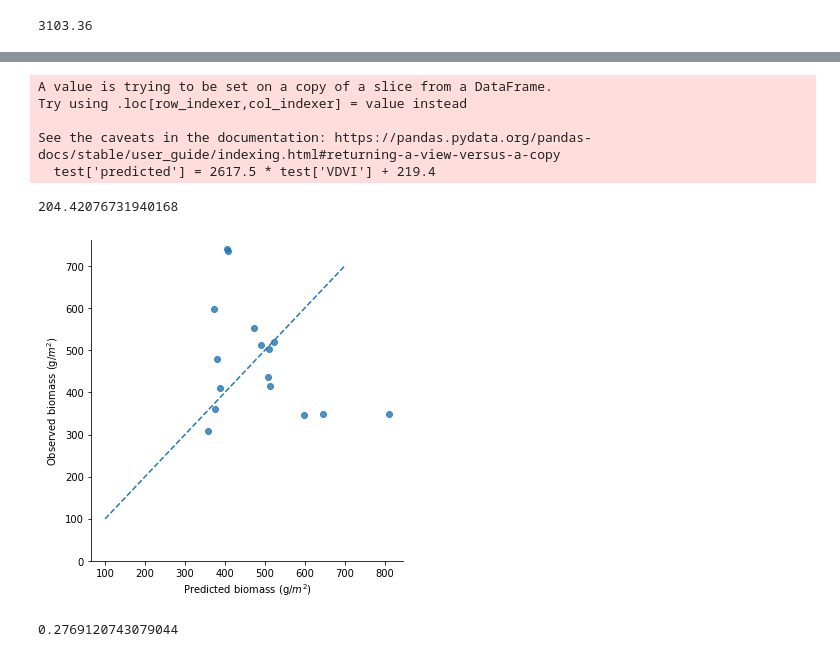
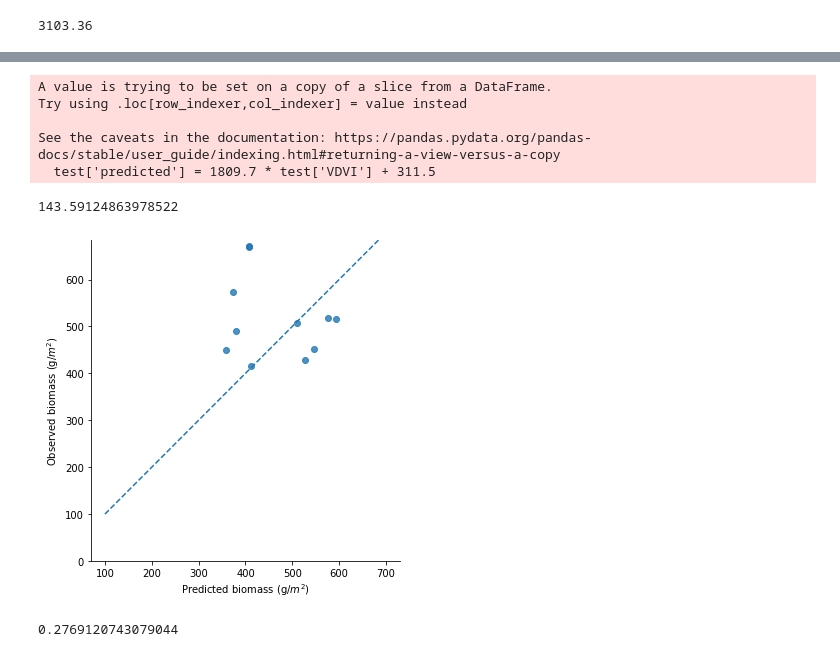
Before and after one commit to asajulien/PhD, a Jupyter notebook: Jupyter/Data exploration.ipynb, the cells around one changed output, grey strips where cells are left out. Drawn from its saved outputs; the diff is of its cells as text; code cells hidden in the pictures.

```diff
--- a/Jupyter/Data exploration.ipynb
+++ b/Jupyter/Data exploration.ipynb
@@ -140,26 +157,26 @@ Notes:
 # %%
 ##plot observed vs predicted
-test['predicted'] = 2617.5 * test['VDVI'] + 219.4
+test['predicted'] = 1809.7 * test['VDVI'] + 311.5
 x = sns.lmplot(x = "liveMass", y = "predicted", fit_reg=False, data=test)
 x.set_axis_labels("Predicted biomass (g/$m^2$)", "Observed biomass (g/$m^2$)")
 x.set(ylim=(0, None))
 
 plt.plot([100, 700], [100, 700], '--')
 
 ##RMSE
 actual = test['liveMass']
 predicted = test['predicted']
 
 mse = sklearn.metrics.mean_squared_error(actual, predicted)
 sqrt(mse)
 # %% [output]
 A value is trying to be set on a copy of a slice from a DataFrame.
 Try using .loc[row_indexer,col_indexer] = value instead
 
 See the caveats in the documentation: https://pandas.pydata.org/pandas-docs/stable/user_guide/indexing.html#returning-a-view-versus-a-copy
-  test['predicted'] = 2617.5 * test['VDVI'] + 219.4
+  test['predicted'] = 1809.7 * test['VDVI'] + 311.5
-204.42076731940168
+143.59124863978522
-[figure, old version]
+[figure, new version]
 # %%
 ##Plots - all data together (no train/test)
 g = sns.lmplot(x = "VDVI", y = "liveMass", ci = 95, data=masked_ndvi) ##CI seems a little too small?
```
Also changed, not shown: parts of 4 cells of this notebook.
